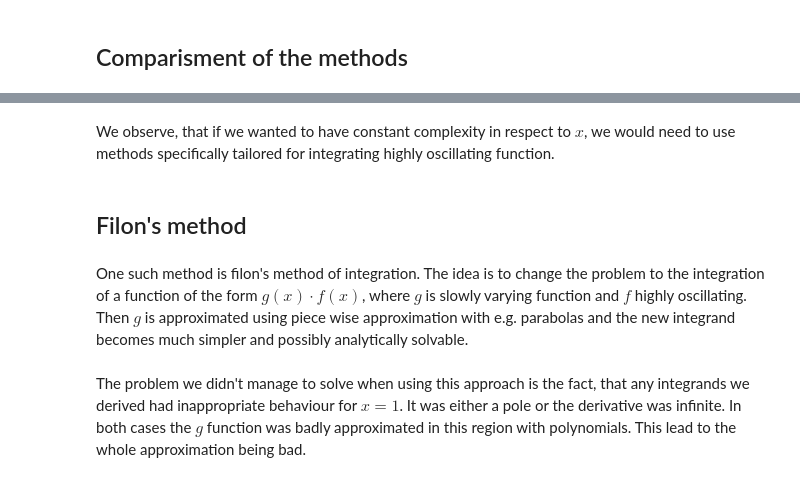
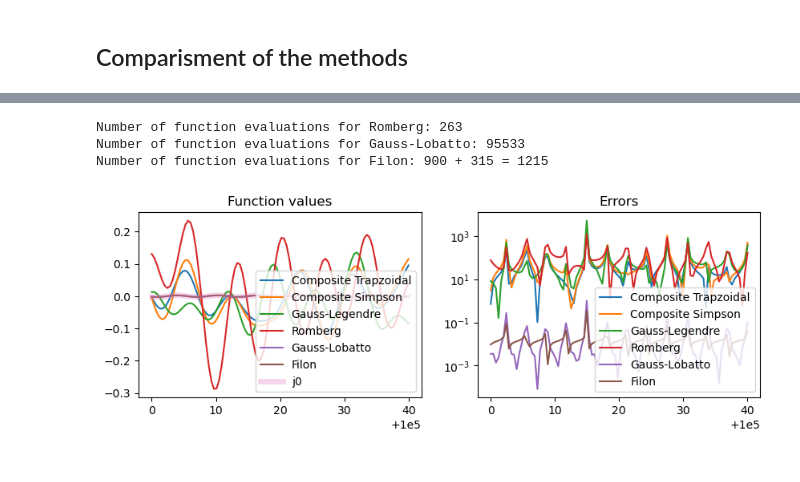
Before and after one commit to AllIAskOfYou/nm-hws, a Jupyter notebook: hw2/bessel_fun.ipynb, the cells around one changed output, grey strips where cells are left out. Drawn from its saved outputs; the diff is of its cells as text; code cells hidden in the pictures.

Commit message:
Updated readme, included Filon's method

```diff
--- a/hw2/bessel_fun.ipynb
+++ b/hw2/bessel_fun.ipynb
@@ -355,8 +456,9 @@ Number of function evaluations for Gauss-Lobatto: 997
-# %% [markdown]
-We observe, that if we wanted to have constant complexity in respect to $x$, we would need to use methods specifically tailored for integrating highly oscillating function.
-# %% [markdown]
-## Filon's method
-# %% [markdown]
-One such method is filon's method of integration. The idea is to change the problem to the integration of a function of the form $g(x)\cdot f(x)$, where $g$ is slowly varying function and $f$ highly oscillating. Then $g$ is approximated using piece wise approximation with e.g. parabolas and the new integrand becomes much simpler and possibly analytically solvable.
-# %% [markdown]
-The problem we didn't manage to solve when using this approach is the fact, that any integrands we derived had inappropriate behaviour for $x=1$. It was either a pole or the derivative was infinite. In both cases the $g$ function was badly approximated in this region with polynomials. This lead to the whole approximation being bad.
+# %%
+interval = np.linspace(100000, 100040, 100)
+res = compute_values(interval, compute_gl=True)
+create_plots(interval, *res)
+# %% [output]
+Number of function evaluations for Romberg: 263
+Number of function evaluations for Gauss-Lobatto: 95533
+Number of function evaluations for Filon: 900 + 315 = 1215
+[figure, added]
```
Also changed, not shown: parts of 17 cells of this notebook, 1 other file.
